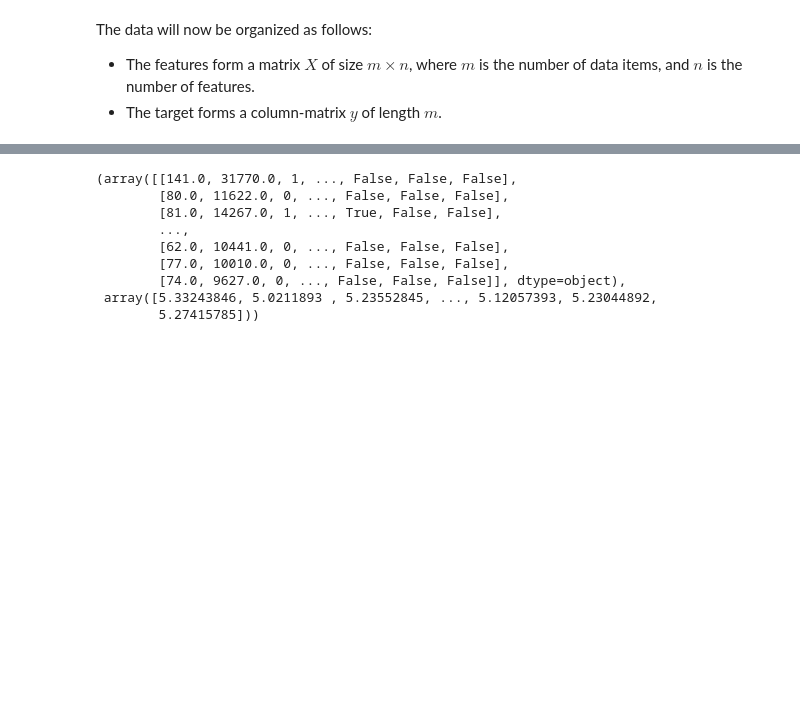
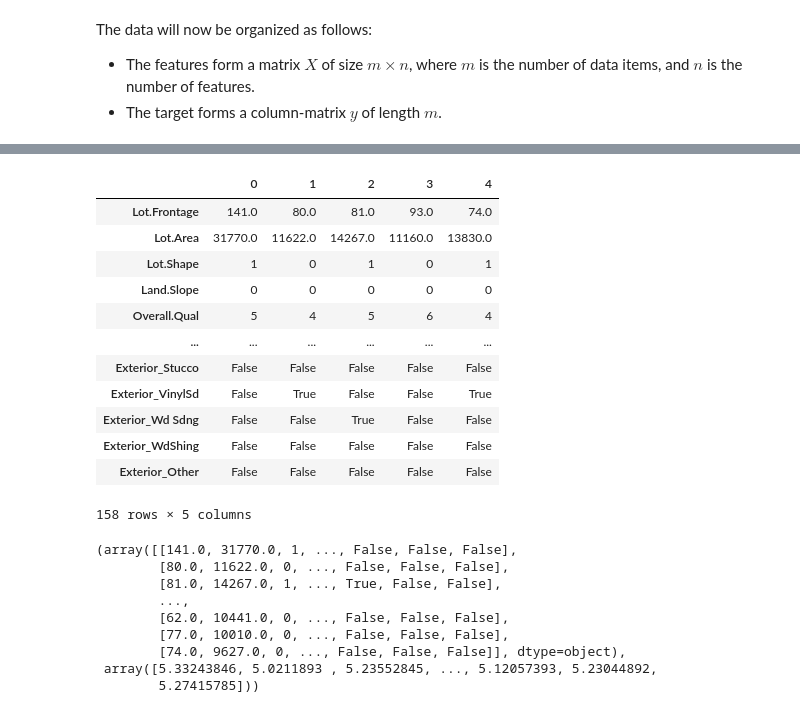
Before and after one commit to fernandovs4/ames, a Jupyter notebook: notebooks/03_linear_regression_modeling.ipynb, the cells around one changed output, grey strips where cells are left out. Drawn from its saved outputs; the diff is of its cells as text; code cells hidden in the pictures; blank space fills up the shorter version.

Commit message:
drop de colunas pouco relevantes

```diff
--- a/notebooks/03_linear_regression_modeling.ipynb
+++ b/notebooks/03_linear_regression_modeling.ipynb
@@ -315,3 +353,5 @@ The data will now be organized as follows:
 
 - The features form a matrix $X$ of size $m \times n$, where $m$ is the number of data items, and $n$ is the number of features.
 - The target forms a column-matrix $y$ of length $m$.
+# %%
+remover  = ['Misc.Val', 'Pool.Area', 'Screen.Porch', 'X3Ssn.Porch', 'X3Ssn.Porch', 'Enclosed.Porch','BsmtFin.SF.2','Low.Qual.Fin.SF']
@@ -318,3 +374,21 @@ The data will now be organized as follows:
+# %%
+model_data = model_data.drop(remover, axis=1)
+# %%
+model_data.head().T
+# %% [output]
+|  | 0 | 1 | 2 | 3 | 4 |
+| Lot.Frontage | 141.0 | 80.0 | 81.0 | 93.0 | 74.0 |
+| Lot.Area | 31770.0 | 11622.0 | 14267.0 | 11160.0 | 13830.0 |
+| Lot.Shape | 1 | 0 | 1 | 0 | 1 |
+| Land.Slope | 0 | 0 | 0 | 0 | 0 |
+| Overall.Qual | 5 | 4 | 5 | 6 | 4 |
+| ... | ... | ... | ... | ... | ... |
+| Exterior_Stucco | False | False | False | False | False |
+| Exterior_VinylSd | False | True | False | False | True |
+| Exterior_Wd Sdng | False | False | True | False | False |
+| Exterior_WdShing | False | False | False | False | False |
+| Exterior_Other | False | False | False | False | False |
+158 rows × 5 columns
 # %%
 X = model_data.drop(columns=['SalePrice']).copy()
 y = model_data['SalePrice'].copy()
```
Also changed, not shown: parts of 17 cells of this notebook, 1 other file.
